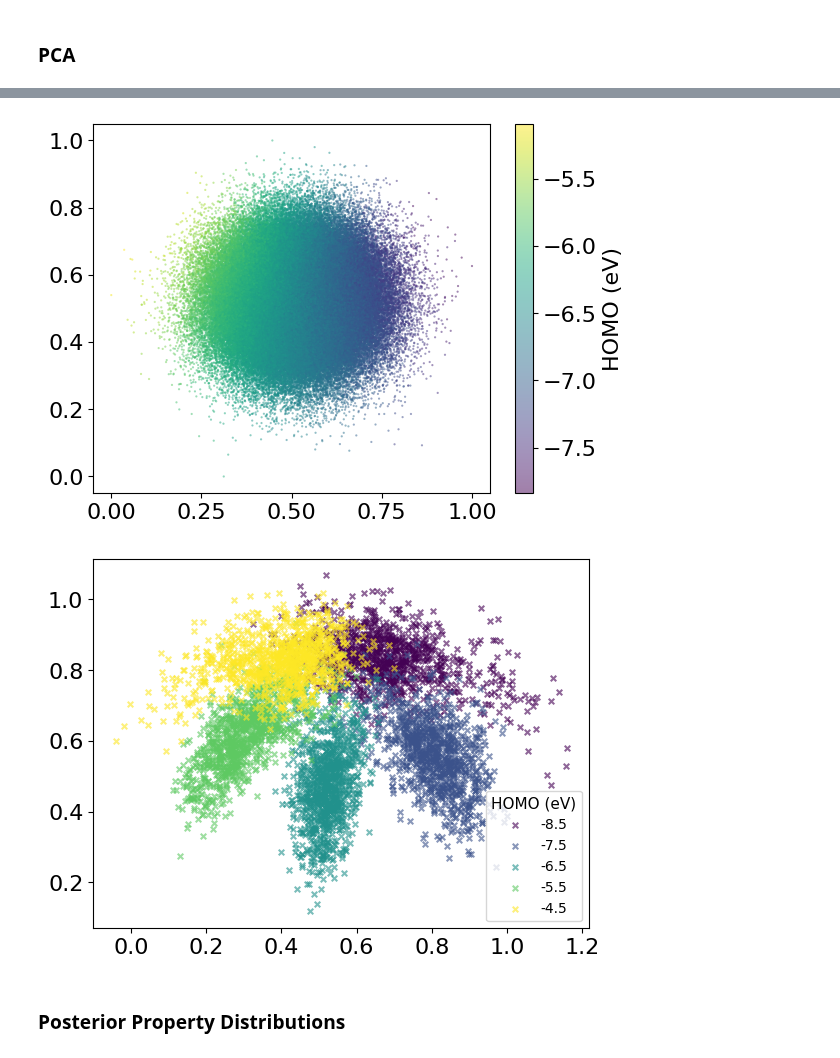
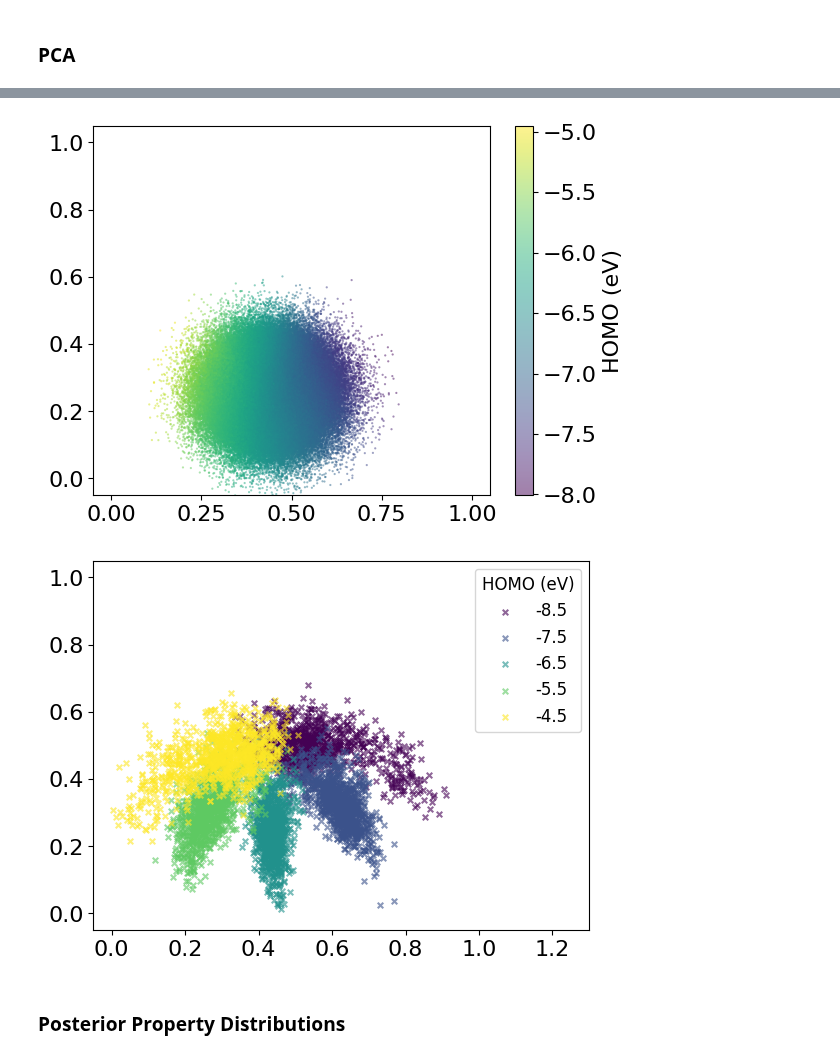
Before and after one commit to pkmtum/Molecular_Generative_Modeling, a Jupyter notebook: source/graph_vae_inverse_design.ipynb, the cells around one changed output, grey strips where cells are left out. Drawn from its saved outputs; the diff is of its cells as text; code cells hidden in the pictures.

```diff
--- a/source/graph_vae_inverse_design.ipynb
+++ b/source/graph_vae_inverse_design.ipynb
@@ -38,8 +38,8 @@ device = torch.device('cuda' if torch.cuda.is_available() else 'cpu')
 # uncomment one of the following lines depending on which model you want to use
 # checkpoint = "./checkpoints/graph_vae_20240531_081109.pt"  # LUMO without latent split
 # checkpoint = "./checkpoints/graph_vae_20240531_093644.pt"  # LUMO with latent split
-checkpoint = "./checkpoints/graph_vae_20240531_052030.pt"  # HOMO without latent split
-# checkpoint = "./checkpoints/graph_vae_20240531_064545.pt"  # HOMO with latent split
+# checkpoint = "./checkpoints/graph_vae_20240531_052030.pt"  # HOMO without latent split
+checkpoint = "./checkpoints/graph_vae_20240531_064545.pt"  # HOMO with latent split
 # checkpoint = "./checkpoints/graph_vae_20240531_110314.pt"  # R2 without latent split
 # checkpoint = "./checkpoints/graph_vae_20240531_123154.pt"  # R2 with latent split
 
@@ -75,20 +75,11 @@ dataset = create_qm9_graph_vae_dataset(
 )
 
 batch_size = 1024
-loader = DataLoader(dataset, batch_size=batch_size, shuffle=False)
-
-# load training data smiles with properties to get the true properties of generated molecules
-# this might take a few minutes
-
-# TODO: we don't need the SMILES here
 
 full_loader = DataLoader(dataset=dataset, batch_size=batch_size, shuffle=False)
-dataset_smiles_with_prop = dict()
-for batch in tqdm(full_loader, desc="Converting dataset graphs to SMILES"):
-    for sample_index in range(len(batch)):
-        sample = batch[sample_index]
-        mol = graph_to_mol(data=sample, includes_h=include_hydrogen, validate=False)
-        dataset_smiles_with_prop[Chem.MolToSmiles(mol)] = model.denormalize_properties(sample.y)
+dataset_properties = list()
+for batch in tqdm(full_loader, desc="Getting Dataset Property Distribution"):
+    dataset_properties.append(model.denormalize_properties(batch.y))
 # %% [output]
 Loaded model trained on properties: ['homo']
 # %% [markdown]
@@ -187,6 +179,9 @@ def plot_sampled_latent_pca(model: GraphVAE, loader: DataLoader, device: str):
             z_dataset_list.append(model.z_to_property_z(model.encode_mean(batch)))
 
     z_dataset = torch.cat(z_dataset_list, dim=0).detach().cpu().numpy()
+    pca_fitted = PCA(n_components=2).fit(z_dataset)
+    z_pca_dataset = pca_fitted.transform(z_dataset)
+    scaler_fitted = MinMaxScaler().fit(z_pca_dataset)
 
     z = torch.randn((200000, model.property_z_size), device=device)
     y = model.denormalize_properties(model.predict_properties(z)[0])
@@ -194,55 +189,60 @@ def plot_sampled_latent_pca(model: GraphVAE, loader: DataLoader, device: str):
     z = z.detach().cpu().numpy()
     y = y.detach().cpu().numpy()
 
-    pca_fitted = PCA(n_components=2).fit(z_dataset)
     z_pca = pca_fitted.transform(z)
-    z_pca = MinMaxScaler().fit_transform(z_pca)
+    z_pca = scaler_fitted.transform(z_pca)
 
     scatter = plt.scatter(x= z_pca[:, 0], y=z_pca[:,1], c=y[:, 0],
                 cmap= 'viridis', marker='.',
                 s=10,alpha=0.5, edgecolors='none')
+    plt.xlim(-0.05, 1.05)
+    plt.ylim(-0.05, 1.05)
     plt.colorbar(scatter, label=property_name)
     plt.show()
 
 plot_sampled_latent_pca(model=model, loader=full_loader, device=device)
 # %% [output]
-[figure, old version]
+[figure, new version]
 # %%
 # PCA of posterior samples
 
 def plot_posterior_latent_pca(model: GraphVAE, loader: DataLoader, posterior_samples: List[torch.Tensor], target_values: List[float]):
     z_dataset_list = []
     for batch in tqdm(loader):
         with torch.no_grad():
             z_dataset_list.append(model.z_to_property_z(model.encode_mean(batch)))
 
     z_dataset = torch.cat(z_dataset_list, dim=0).detach().cpu().numpy()
     pca_fitted = PCA(n_components=2).fit(z_dataset)
+    z_pca_dataset = pca_fitted.transform(z_dataset)
+    scaler_fitted = MinMaxScaler().fit(z_pca_dataset)
 
     z = torch.randn((200000, model.property_z_size), device=posterior_samples[0].device)
     y = model.denormalize_properties(model.predict_properties(z)[0])
     z = z.detach().cpu().numpy()
     y = y.detach().cpu().numpy()
     z_pca = pca_fitted.transform(z)
-    min_max_scaler = MinMaxScaler().fit(z_pca)
-    z_pca = min_max_scaler.transform(z_pca)
+    z_pca = scaler_fitted.transform(z_pca)
 
     cmap = plt.colormaps.get_cmap('viridis')
     colors = cmap(np.linspace(0, 1, len(posterior_samples)))
 
     for i in range(len(posterior_samples)):
         posterior_z = posterior_samples[i]
         target_value = target_values[i]
         z_pca = pca_fitted.transform(posterior_z.detach().cpu().numpy())
-        z_pca = min_max_scaler.transform(z_pca)
+        z_pca = scaler_fitted.transform(z_pca)
         plt.scatter(x= z_pca[:, 0], y=z_pca[:,1], marker='x',
                     s=16, alpha=0.6, color=colors[i], label=f"{target_value}")
-    plt.legend(fontsize=10, title=property_name, title_fontsize=11)
+
+    plt.xlim(-0.05, 1.3)
+    plt.ylim(-0.05, 1.05)
+    plt.legend(fontsize=12, title=property_name, title_fontsize=12)
     plt.show()
 
 plot_posterior_latent_pca(model=model, loader=full_loader, posterior_samples=posterior_samples, target_values=target_values)
 # %% [output]
-[figure, old version]
+[figure, new version]
 # %% [markdown]
 ### Posterior Property Distributions
 # %%
```
Also changed, not shown: parts of 5 cells of this notebook, 1 other file.
